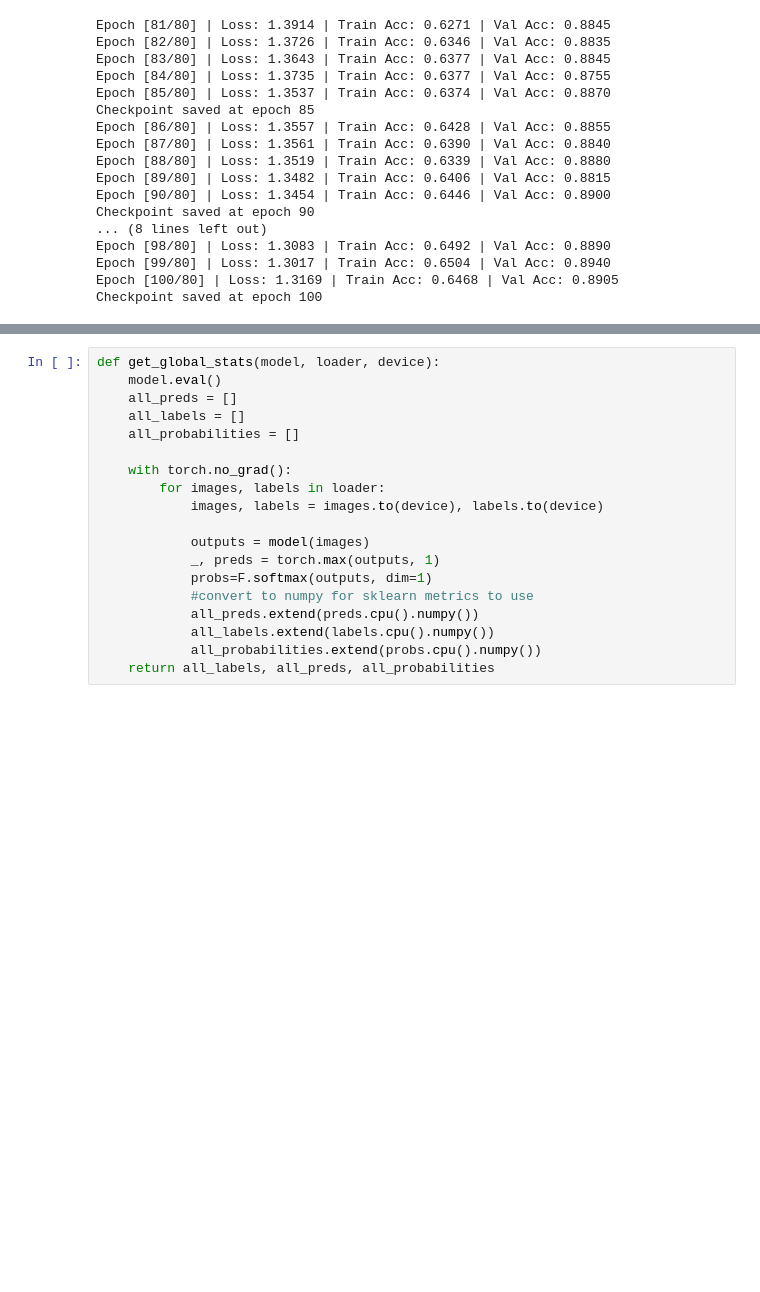
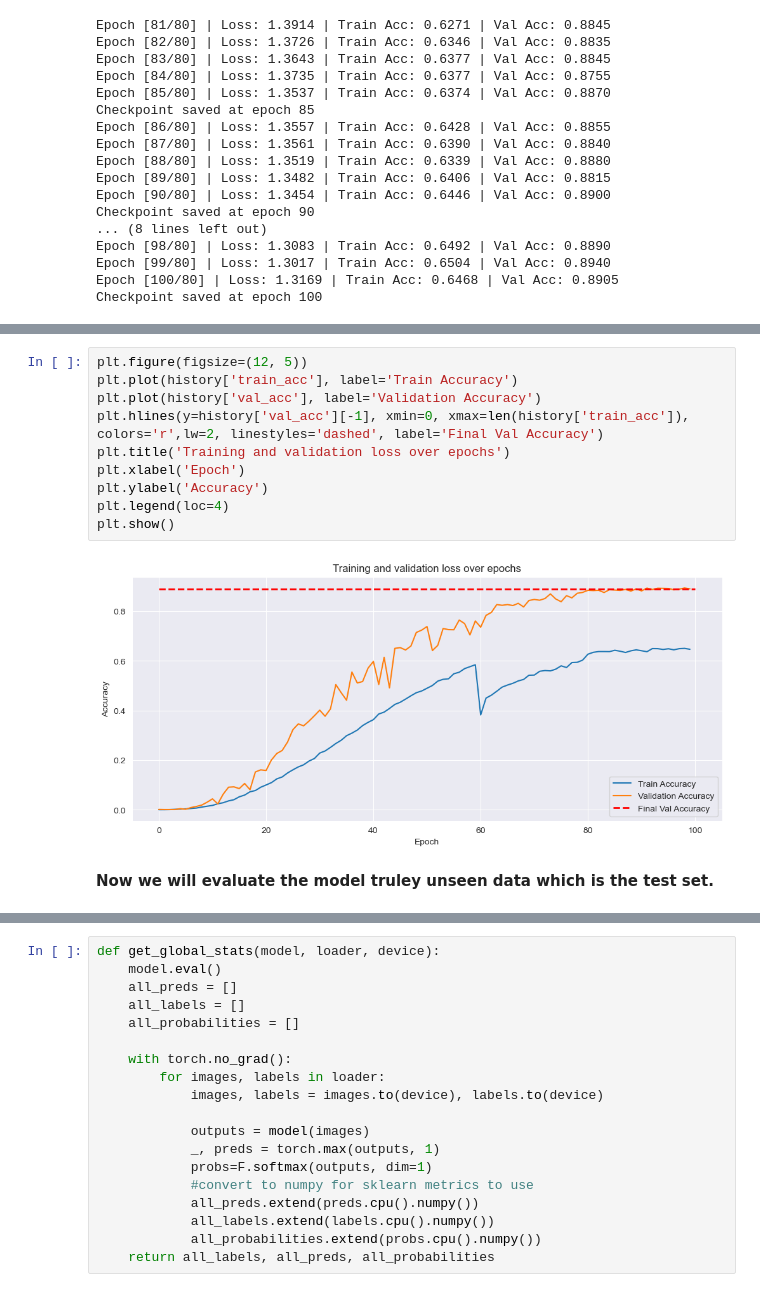
Before and after one commit to Mahmoud-N-Elmallah/robust-iris-biometric-auth-system-cv, a Jupyter notebook: Model_building.ipynb, the cells around one changed output, grey strips where cells are left out. Cells and saved outputs as stored; diff of their text form; blank space fills up the shorter version.

```diff
--- a/Model_building.ipynb
+++ b/Model_building.ipynb
@@ -405,0 +360,14 @@ import seaborn as sns
+# %%
+plt.figure(figsize=(12, 5))
+plt.plot(history['train_acc'], label='Train Accuracy')
+plt.plot(history['val_acc'], label='Validation Accuracy')
+plt.hlines(y=history['val_acc'][-1], xmin=0, xmax=len(history['train_acc']), colors='r',lw=2, linestyles='dashed', label='Final Val Accuracy')
+plt.title('Training and validation loss over epochs')
+plt.xlabel('Epoch')
+plt.ylabel('Accuracy')
+plt.legend(loc=4)
+plt.show()
+# %% [output]
+[figure, added]
+# %% [markdown]
+**Now we will evaluate the model truley unseen data which is the test set.**
```
Also changed, not shown: parts of 10 cells of this notebook.
